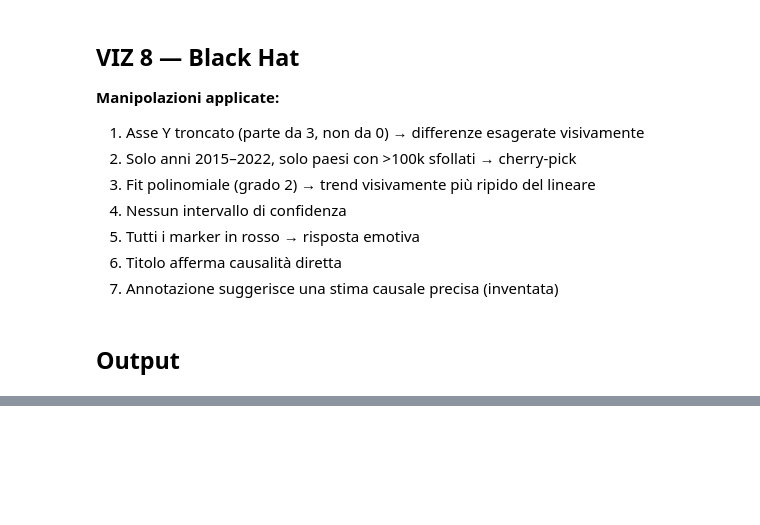
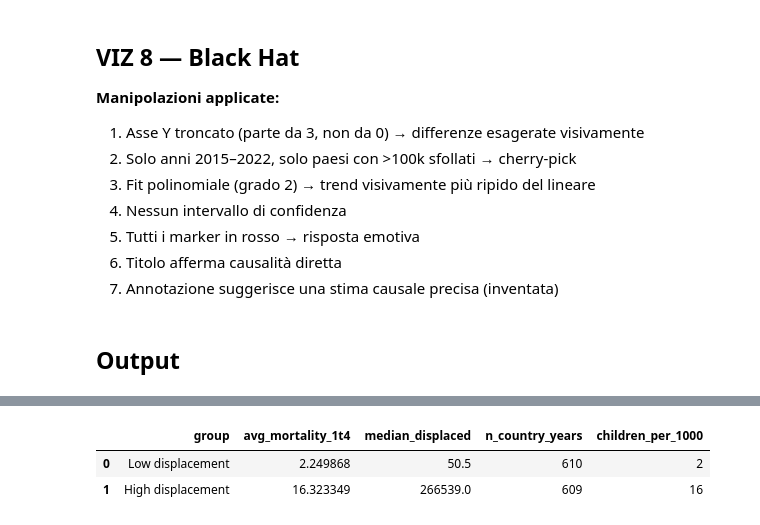
Before and after one commit to Gloreti03/dataviz-humanitarian-analysis, a Jupyter notebook: python_visualizations.ipynb, the cells around one changed output, grey strips where cells are left out. Saved outputs shown, nothing was run; the diff lists cells and outputs as text; code cells hidden in the pictures; blank space fills up the shorter version.

```diff
--- a/python_visualizations.ipynb
+++ b/python_visualizations.ipynb
@@ -325,0 +518,42 @@ for f in sorted(os.listdir('plots')):
+# %%
+# VIZ 5 — Explanatory pictogram / unit chart
+
+# Use only country-year observations with at least some recorded displacement
+pictogram_df = viz_df[viz_df["total_displaced"] > 0].copy()
+
+# Simple and explainable definition:
+# "high displacement" = top 25% of country-year observations by total_displaced
+# "low displacement" = bottom 25%
+q25 = pictogram_df["total_displaced"].quantile(0.25)
+q75 = pictogram_df["total_displaced"].quantile(0.75)
+
+low_displacement_group = pictogram_df[pictogram_df["total_displaced"] <= q25]
+high_displacement_group = pictogram_df[pictogram_df["total_displaced"] >= q75]
+
+pictogram_summary = pd.DataFrame({
+    "group": ["Low displacement", "High displacement"],
+    "avg_mortality_1t4": [
+        low_displacement_group["mortality_1t4"].mean(),
+        high_displacement_group["mortality_1t4"].mean()
+    ],
+    "median_displaced": [
+        low_displacement_group["total_displaced"].median(),
+        high_displacement_group["total_displaced"].median()
+    ],
+    "n_country_years": [
+        len(low_displacement_group),
+        len(high_displacement_group)
+    ]
+})
+
+pictogram_summary["children_per_1000"] = (
+    pictogram_summary["avg_mortality_1t4"]
+    .round()
+    .astype(int)
+)
+
+pictogram_summary
+# %% [output]
+|  | group | avg_mortality_1t4 | median_displaced | n_country_years | children_per_1000 |
+| 0 | Low displacement | 2.249868 | 50.5 | 610 | 2 |
+| 1 | High displacement | 16.323349 | 266539.0 | 609 | 16 |
```
Also changed, not shown: parts of 10 cells of this notebook, 4 other files.
